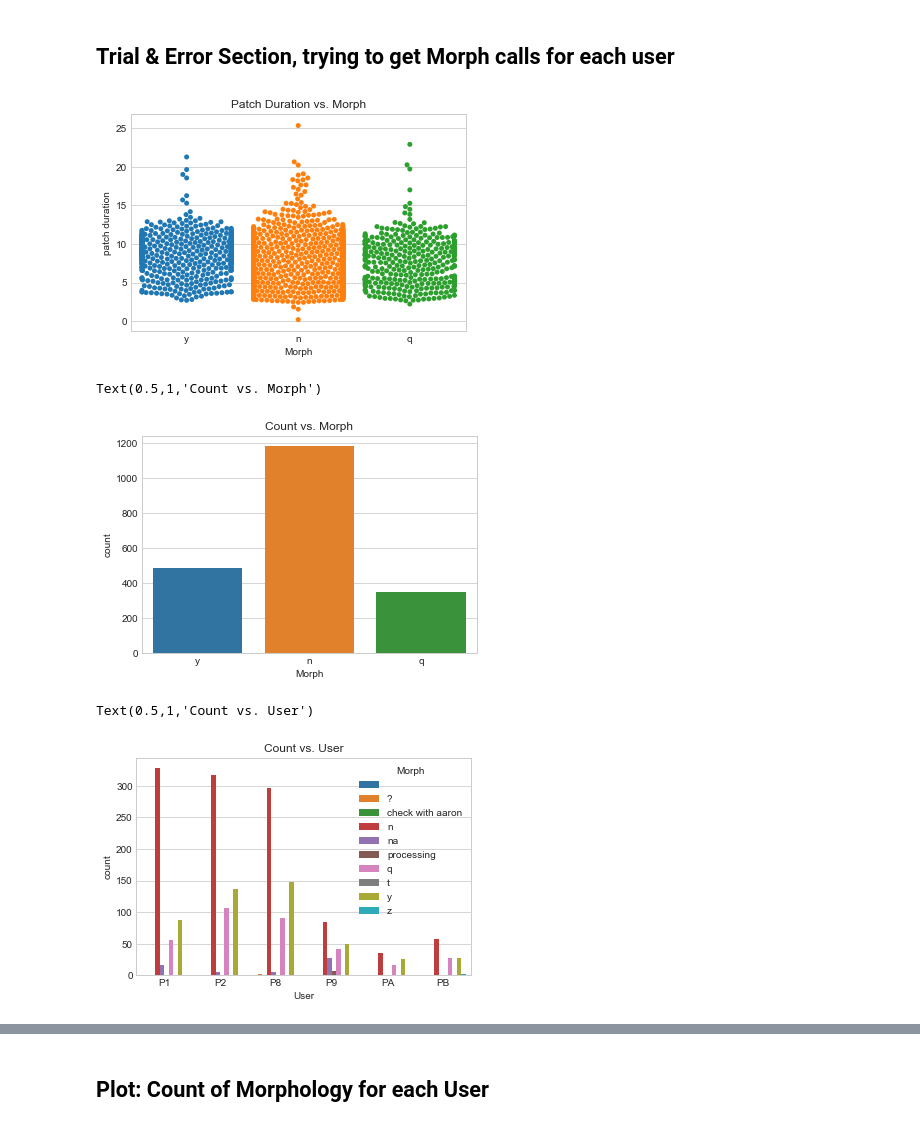
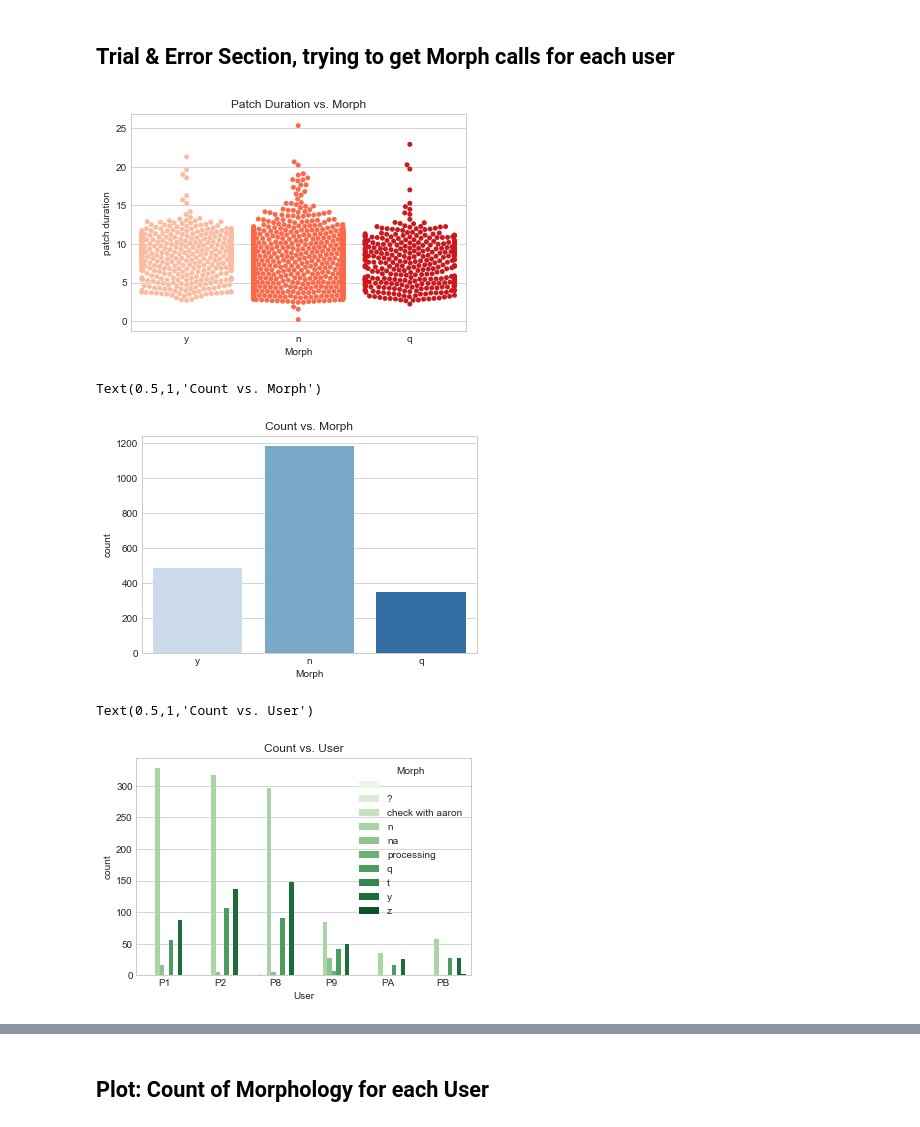
Before and after one commit to ramr24/Personal, a Jupyter notebook: morpho_vs_user.ipynb, the cells around one changed output, grey strips where cells are left out. Saved outputs shown, nothing was run; the diff lists cells and outputs as text; code cells hidden in the pictures.

```diff
--- a/morpho_vs_user.ipynb
+++ b/morpho_vs_user.ipynb
@@ -140,18 +140,18 @@ Figure out how to choose individual colors
 ## Trial & Error Section, trying to get Morph calls for each user
 # %%
 sp = sns.swarmplot(x = "Morph", y = "patch duration", data = ps,
-                   order = ["y", "n", "q"]).set_title("Patch Duration vs. Morph")
+                   order = ["y", "n", "q"], palette = "Reds").set_title("Patch Duration vs. Morph")
 # %% [output]
-[figure, old version]
+[figure, new version]
 # %%
-sns.countplot(x = "Morph", data = ps, order = ["y", "n", "q"]).set_title("Count vs. Morph")
+sns.countplot(x = "Morph", data = ps, order = ["y", "n", "q"], palette = "Blues").set_title("Count vs. Morph")
 # %% [output]
 Text(0.5,1,'Count vs. Morph')
-[figure, old version]
+[figure, new version]
 # %%
 sns.countplot(x = "User", hue = "Morph", data = ps,
-              order = ["P1", "P2", "P8", "P9", "PA", "PB"]).set_title("Count vs. User")
+              order = ["P1", "P2", "P8", "P9", "PA", "PB"], palette = "Greens").set_title("Count vs. User")
 # %% [output]
 Text(0.5,1,'Count vs. User')
-[figure, old version]
+[figure, new version]
 # %%
```
Also changed, not shown: parts of 8 cells of this notebook, 1 other file.
